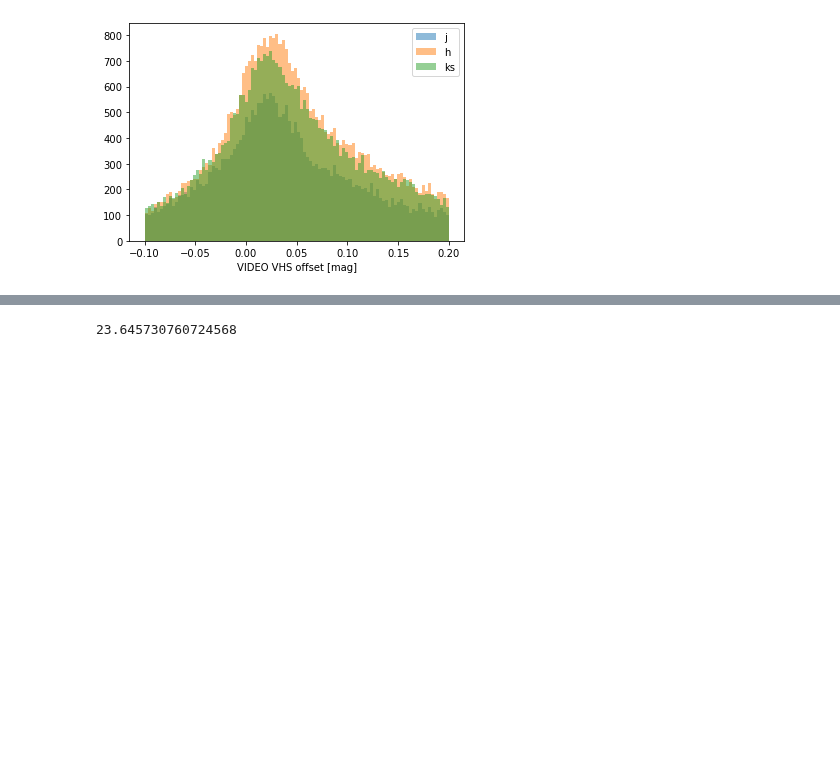
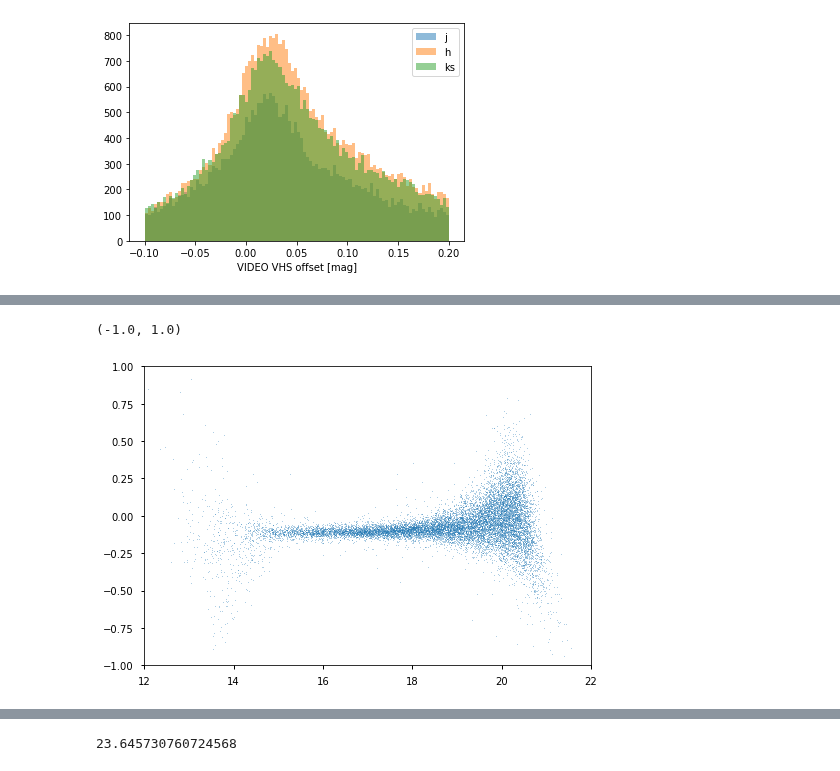
Before and after one commit to lsst-uk/lsst-ir-fusion, a Jupyter notebook: dmu2/5_Make_ref_cats_VIDEO.ipynb, the cells around one changed output, grey strips where cells are left out. Saved outputs shown, nothing was run; the diff lists cells and outputs as text; code cells hidden in the pictures; blank space fills up the shorter version.

```diff
--- a/dmu2/5_Make_ref_cats_VIDEO.ipynb
+++ b/dmu2/5_Make_ref_cats_VIDEO.ipynb
@@ -582,0 +655,8 @@ plt.legend()
+# %%
+m=full_merge['help_stellarity']>0.9
+plt.scatter(full_merge[m]['help_m_ap_vista_'+b],full_merge[m]['vhs_m_ap_vista_'+b]-full_merge[m]['help_m_ap_vista_'+b],s=0.1)
+plt.xlim([12,22])
+plt.ylim([-1,1])
+# %% [output]
+(-1.0, 1.0)
+[figure, added]
```
Also changed, not shown: parts of 51 cells of this notebook, 4 other files.
